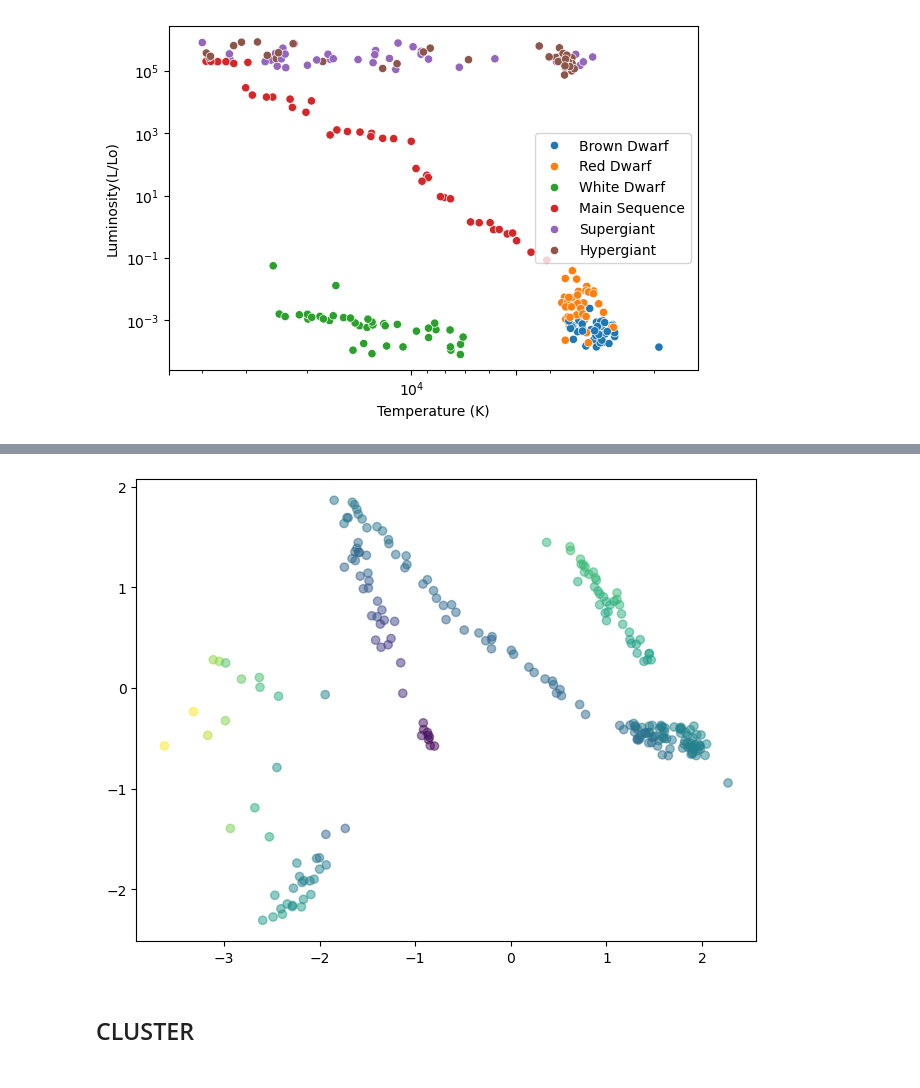
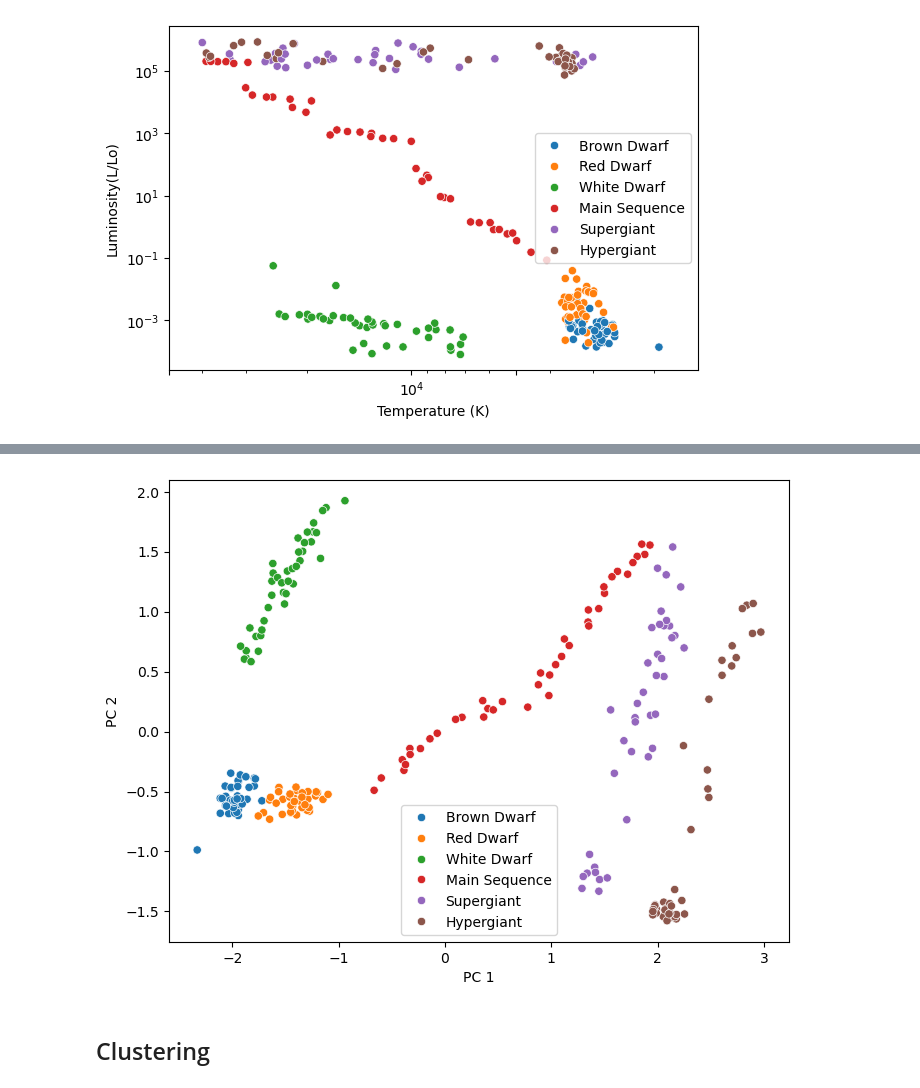
Before and after one commit to RoccoGiugni/ASML-24-25, a Jupyter notebook: L15/L15.ipynb, the cells around one changed output, grey strips where cells are left out. Cells and saved outputs as stored; diff of their text form; code cells hidden in the pictures.

```diff
--- a/L15/L15.ipynb
+++ b/L15/L15.ipynb
@@ -95,16 +111,0 @@ for cl, ax in zip(n_cl, axs):
-# %%
-# MeanShift algorithm
-
-bws = [.5, .9]
-
-fig, axs = plt.subplots(1, 2, figsize=(12, 4), layout='constrained')
-
-for bw, ax in zip(bws, axs):
-    ms = MeanShift(bandwidth=bw, bin_seeding=True, cluster_all=False)
-    ms.fit(X_scaled)
-    centers = ms.cluster_centers_ # location of the clusters
-    labels = ms.predict(X_scaled)
-
-    colors = ['C1', 'C0', 'C2', 'C3']
-    for ii in range(len(labels)):
-        ax.scatter(X_scaled[labels==ii, 0], X_scaled[labels==ii, 1], alpha=0.5) # color=colors[ii],
@@ -145,12 +196,14 @@ plt.show()
 
 column = ['Temperature (K)', 'Luminosity(L/Lo)', 'Radius(R/Ro)', 'Absolute magnitude(Mv)']
 X = df_stars[column].copy()
-X[column[0:2]] = np.log10(X[column[0:2]])
+X[column[0:3]] = np.log10(X[column[0:3]])
 
-scaler = StandardScaler()
+scaler = StandardScaler() # MinMaxScaler((-1, 1))
 X_scaled = scaler.fit_transform(X)
 # %%
-n_comp = 4
+## --- EXPLAINED VARIANCE --- ##
+
+n_comp = len(column)
 
 pca = PCA(n_components=n_comp)
 pca.fit(X_scaled)
@@ -162,14 +215,14 @@ fig, (ax, bx) = plt.subplots(1, 2, figsize=(12, 4))
 ax.plot(np.arange(n_comp) + 1, evals)
 ax.scatter(np.arange(n_comp) + 1, evals)
 
+ax.set_title('Explained Variance Ratio')
 ax.set_xlabel("eigenvalue")
-ax.set_ylabel("explained variance ratio")
+ax.set_ylabel("variance ratio")
 
 bx.plot(np.arange(n_comp) + 1, evals.cumsum())
 bx.scatter(np.arange(n_comp) + 1, evals.cumsum())
 
+bx.set_title('Explained Cumulative Variance')
 bx.set_xlabel("eigenvalue number")
-bx.set_ylabel("cumulative explained variance ratio")
-
-plt.show()
+bx.set_ylabel("cumulative variance");
 # %% [output]
@@ -177,17 +230,16 @@ plt.show()
 # %%
-x = pca.transform(X_scaled)
+pca = PCA(n_components=2)
+x = pca.fit_transform(X_scaled)
+
 comp = pca.components_
-#scaler.inverse_transform(X_scaled)
 
 fig, ax = plt.subplots(1, 1, figsize=(8, 6))
 
-ax.scatter(x[:, 0], x[:, 1], c=x[:, 2], alpha=.5)
+sns.scatterplot(x=x[:, 0], y=x[:, 1], hue=labels)
 
-#ax.set_xscale('log')
-#ax.set_yscale('log')
-
-plt.show()
+ax.set_xlabel('PC 1')
+ax.set_ylabel('PC 2');
 # %% [output]
-[figure, old version]
+[figure, new version]
 # %% [markdown]
-## CLUSTER
+## Clustering
```
Also changed, not shown: parts of 25 cells of this notebook, 1 other file.
